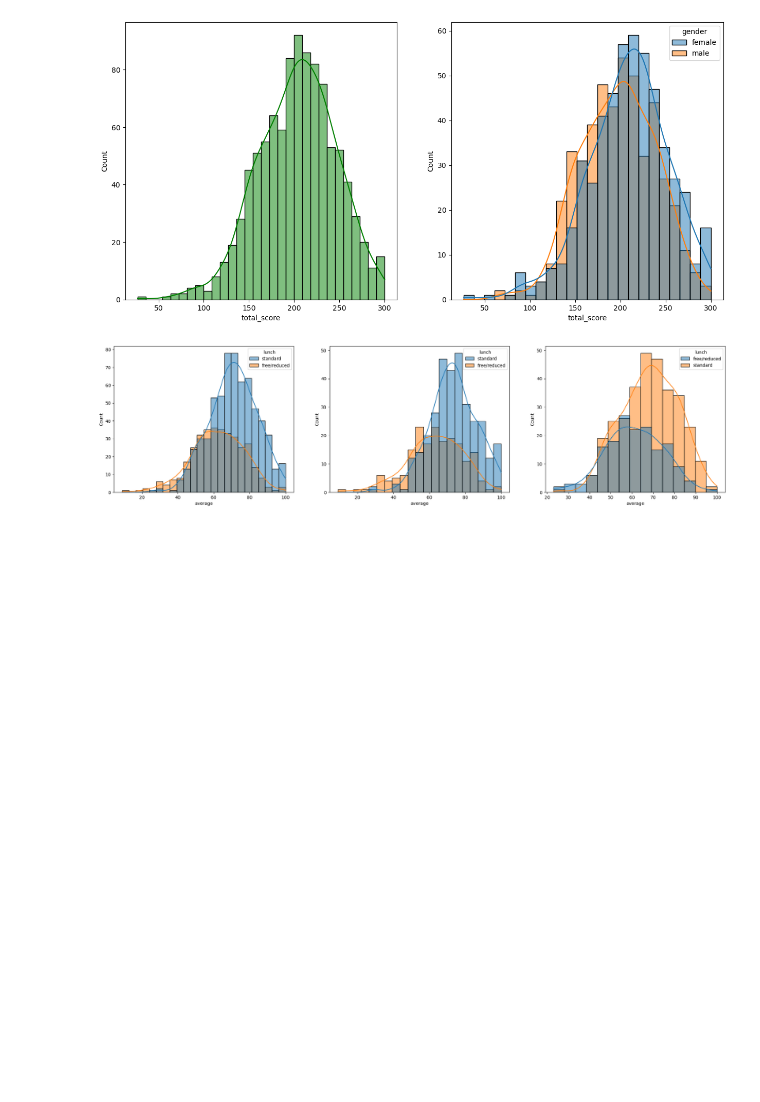
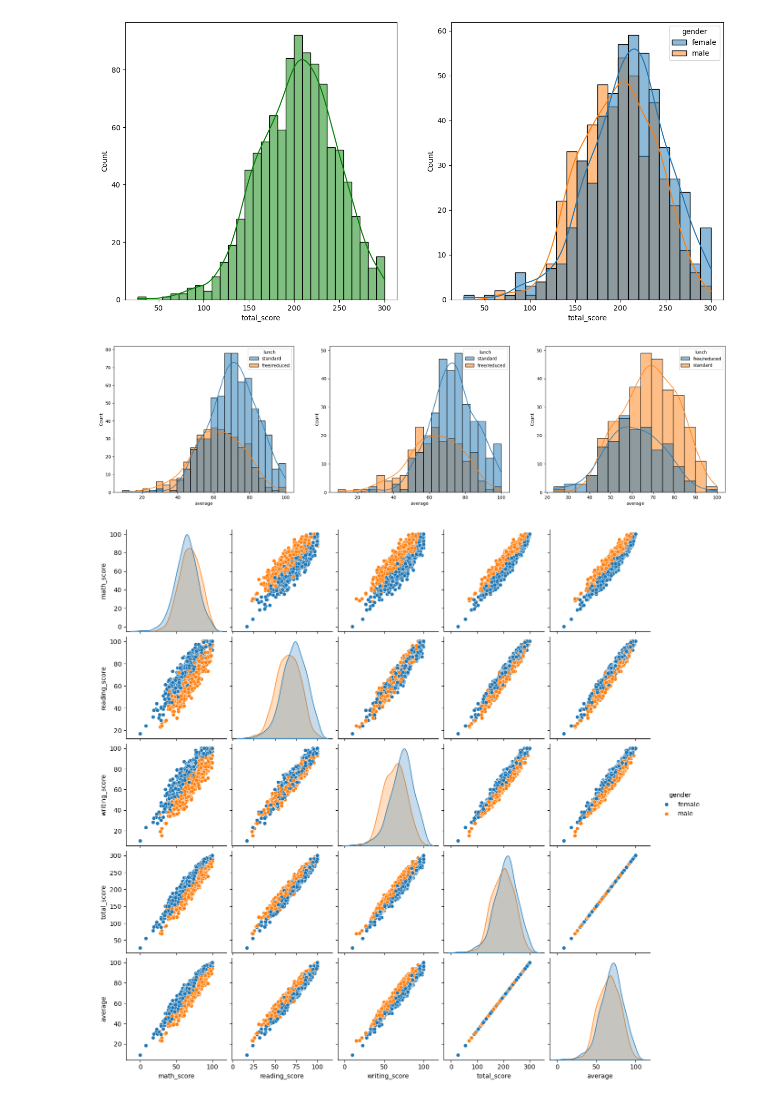
Before and after one commit to utpalbarua/End-To-End-ML-Project, a Jupyter notebook: notebook/eda_for_student_performance.ipynb, the cells around one changed output. Cells and saved outputs as stored; diff of their text form; code cells hidden in the pictures; blank space fills up the shorter version.

```diff
--- a/notebook/eda_for_student_performance.ipynb
+++ b/notebook/eda_for_student_performance.ipynb
@@ -147,3 +147,8 @@ sns.histplot(data=df[df.gender == 'male' ], x='average' ,kde=True, hue='lunch')
 plt.show()
 # %% [output]
 [figure]
+# %%
+sns.pairplot(df,hue = 'gender')
+plt.show()
+# %% [output]
+[figure, added]
```
Also changed, not shown: parts of 2 cells of this notebook.
